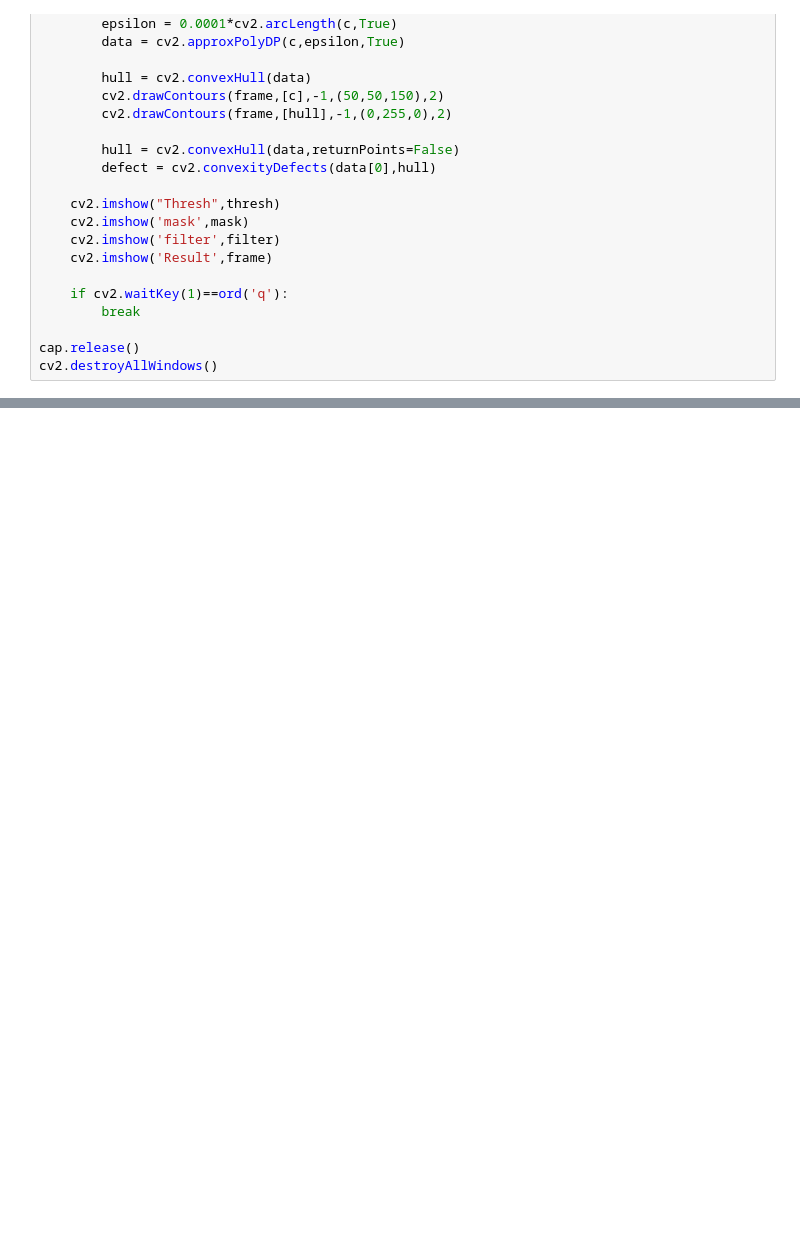
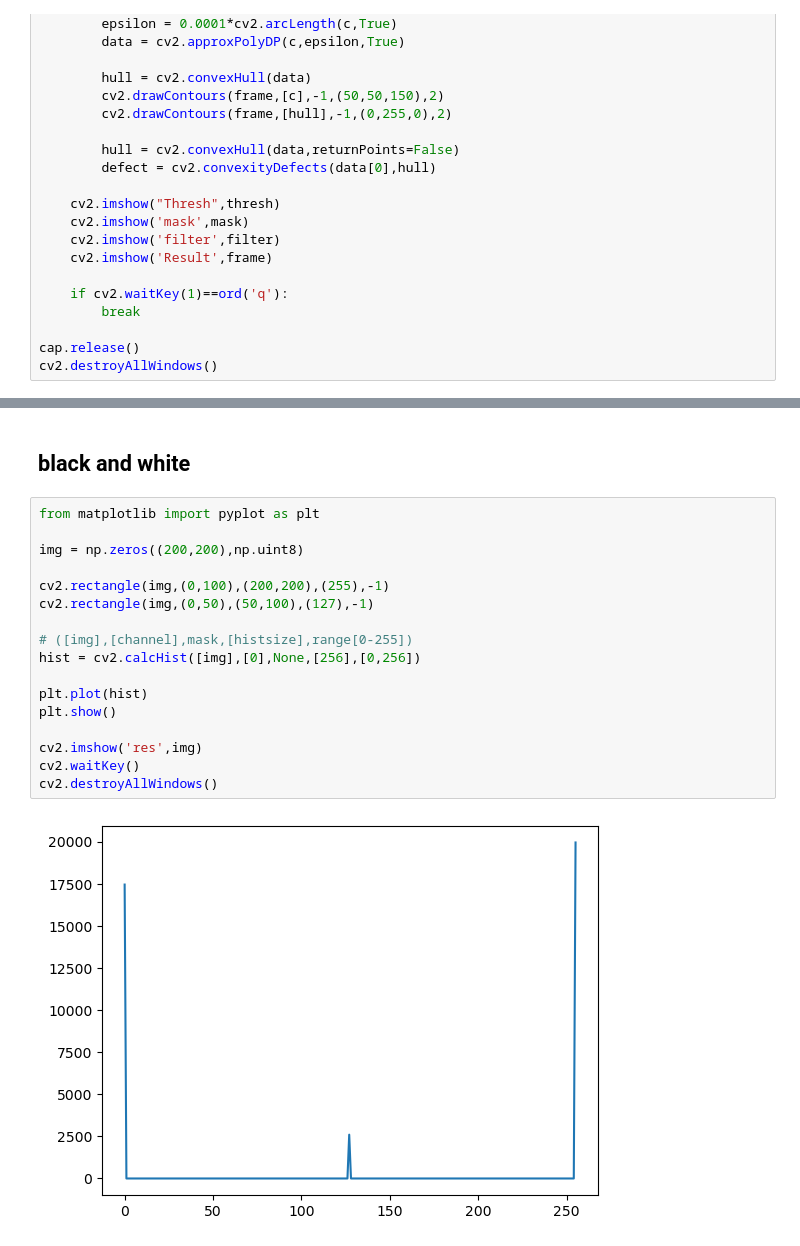
Before and after one commit to tushargupta123/Computer-vision, a Jupyter notebook: opencv-functions.ipynb, the cells around one changed output, grey strips where cells are left out. Cells and saved outputs as stored; diff of their text form; blank space fills up the shorter version.

```diff
--- a/opencv-functions.ipynb
+++ b/opencv-functions.ipynb
@@ -967,0 +973,21 @@ cv2.destroyAllWindows()
+# %% [markdown]
+## black and white
+# %%
+from matplotlib import pyplot as plt
+
+img = np.zeros((200,200),np.uint8)
+
+cv2.rectangle(img,(0,100),(200,200),(255),-1)
+cv2.rectangle(img,(0,50),(50,100),(127),-1)
+
+# ([img],[channel],mask,[histsize],range[0-255])
+hist = cv2.calcHist([img],[0],None,[256],[0,256])
+
+plt.plot(hist)
+plt.show()
+
+cv2.imshow('res',img)
+cv2.waitKey()
+cv2.destroyAllWindows()
+# %% [output]
+[figure, added]
```
Also changed, not shown: parts of 37 cells of this notebook, 2 other files.
